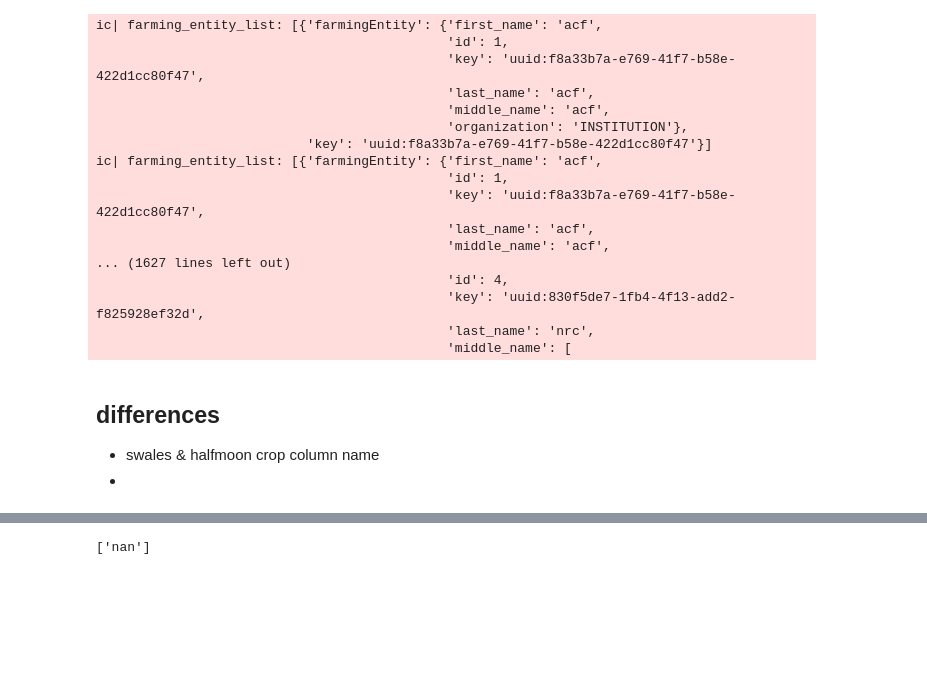
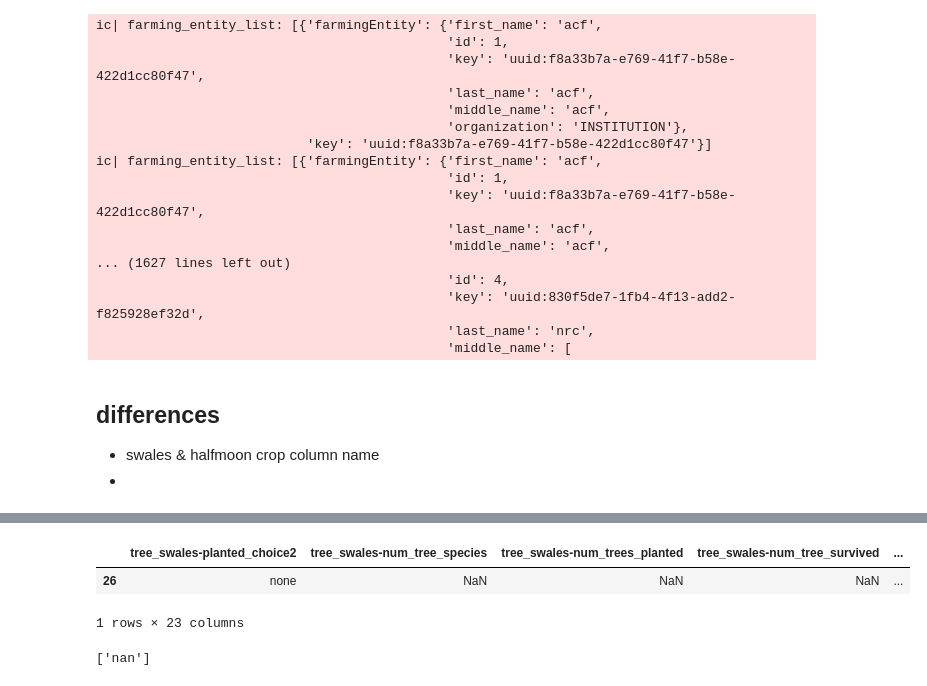
Before and after one commit to mulyung1/mini_projects, a Jupyter notebook: regreen_cleaning/brics3_migration/brics3_swales.ipynb, the cells around one changed output, grey strips where cells are left out. Cells and saved outputs as stored; diff of their text form; code cells hidden in the pictures; blank space fills up the shorter version.

```diff
--- a/regreen_cleaning/brics3_migration/brics3_swales.ipynb
+++ b/regreen_cleaning/brics3_migration/brics3_swales.ipynb
@@ -278,40 +278,51 @@ for idx, i in enumerate(records):
 
     #get only child row for this key
     matching_child_rows = swales_df[swales_df['PARENT_KEY'] == i['KEY']]
+    #matching_child_rows = swales_df[swales_df['PARENT_KEY'] == "uuid:3efb2bfc-3c87-4f0b-9309-f556ad16361b"]
 
-
+    #holds every row's crops
+    all_crops = []
     """----------------------------------CROP STATUS ----------------------------------"""
     #iterate over matching child is to build crop status
-    for x in matching_child_rows.to_dict(orient='records'):
-        #val = x['crops_in_field']
-        if pd.isna(x['managements_swales-crops_in_field2']):
+    for x in pd.DataFrame(matching_child_rows).to_dict(orient='records'):
+        #ic(x['PARENT_KEY'], x["KEY"], x["managements_swales-crops_in_field2"], x["managements_swales-other_crops"])
+
+        if x['managements_swales-crops_present2'] == 'no':
             plot_details['has_crops'] = False
-        else:
+        elif x['managements_swales-crops_present2'] == 'yes':
             plot_details['has_crops'] = True
+
 
         #get a list of all crops in field
         if pd.isna(x['managements_swales-crops_in_field2']):
             crop_list = []
         else:
-            crop_list = str(x['managements_swales-crops_in_field2']).split(' ')
+            crop_list = str(x['managements_swales-crops_in_field2']).split(" ")
+            ic(crop_list, x['KEY'])
 
 
         #check that 'other' crops exist
         if 'other' in crop_list:
-            other_crops_value = re.split(r'[,\s]+', x['managements_swales-other_crops'].strip())
+            #split by comma or 'and'
+            other_crops_value = re.split(r',|\band\b', x['managements_swales-other_crops'])
+            #strip whitespace
+            other_crops_value = [c.strip() for c in other_crops_value if c.strip()]
 
             #get rid of 'and' if exists
             if 'and' in other_crops_value:
                 other_crops_value.remove('and')
 
             #only add if not empty
-            if other_crops_value:
+            if other_crops_value != []:
                 crop_list.remove('other')
                 crop_list.extend(other_crops_value)
+                            #append crop list for this row to all crops
+            all_crops.extend(crop_list)
+            ic(all_crops)
+        elif 'other' not in crop_list:
+            all_crops.extend(crop_list)
 
-            #crop_list.remove('and')
-
-        plot_details['crops'] = crop_list
+        plot_details['crops'] = list(set(all_crops))
 
 
     """--------------------------------GEOSHAPE PARSING ----------------------------------"""
@@ -354,3 +383,10 @@ for idx, i in enumerate(records):
+# %%
+x = pd.DataFrame(matching_child_rows)
+x
+# %% [output]
+|  | tree_swales-planted_choice2 | tree_swales-num_tree_species | tree_swales-num_trees_planted | tree_swales-num_tree_survived | ... |
+| 26 | none | NaN | NaN | NaN | ... |
+1 rows × 23 columns
 # %%
 with open(os.path.join(data_folder, 'to_delete.json'), 'w') as f:
     json.dump(plot_list, f, indent=4)
```
Also changed, not shown: parts of 1 cell of this notebook.
